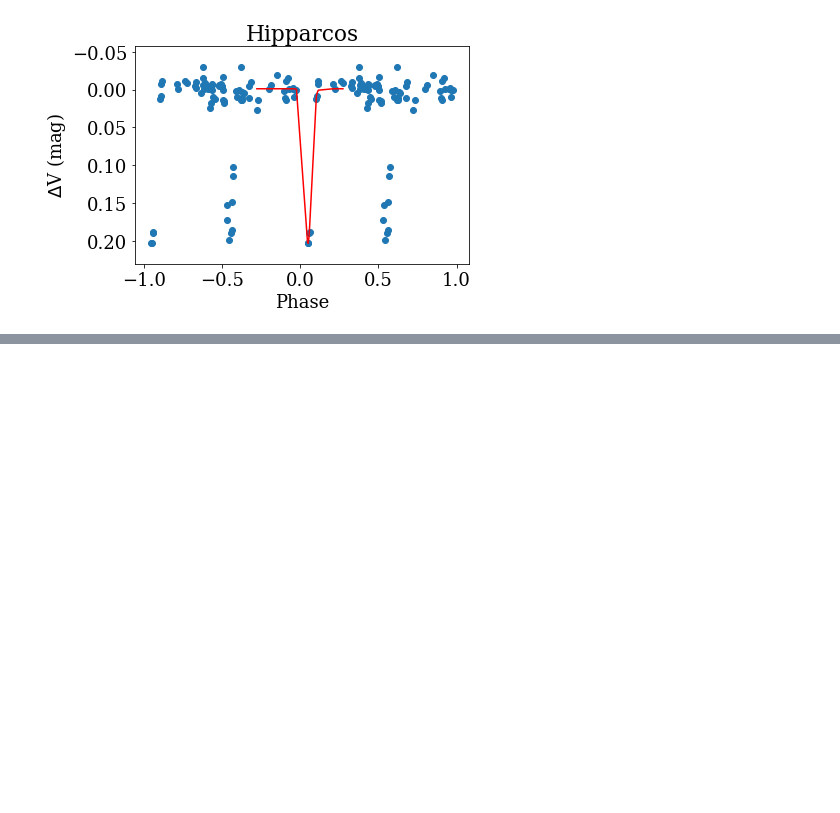
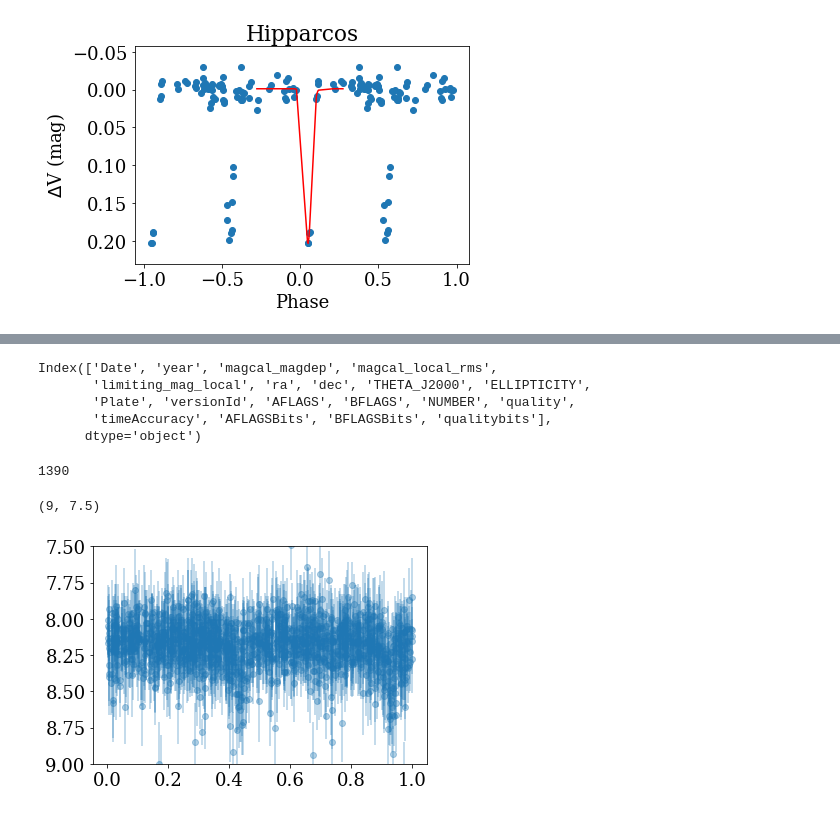
Before and after one commit to jradavenport/HS-Hya, a Jupyter notebook: makeplots.ipynb, the cells around one changed output, grey strips where cells are left out. Saved outputs shown, nothing was run; the diff lists cells and outputs as text; code cells hidden in the pictures; blank space fills up the shorter version.

Commit message:
add DASCH

```diff
--- a/makeplots.ipynb
+++ b/makeplots.ipynb
@@ -130,0 +224,26 @@ Text(0.5, 1.0, 'Hipparcos')
+# %%
+# DASCH archive!
+dnames = ('Date', 'year', 'magcal_magdep', 'magcal_local_rms', 'limiting_mag_local',
+          'ra', 'dec', 'THETA_J2000', 'ELLIPTICITY', 'Plate', 'versionId', 'AFLAGS',
+          'BFLAGS', 'NUMBER', 'quality', 'timeAccuracy', 'AFLAGSBits', 'BFLAGSBits', 'qualitybits')
+
+dasch = pd.read_table('plotshort_ATLAS2_551047062.txt', delim_whitespace=True, names=dnames, skiprows=7)
+dasch.columns
+# %% [output]
+Index(['Date', 'year', 'magcal_magdep', 'magcal_local_rms',
+       'limiting_mag_local', 'ra', 'dec', 'THETA_J2000', 'ELLIPTICITY',
+       'Plate', 'versionId', 'AFLAGS', 'BFLAGS', 'NUMBER', 'quality',
+       'timeAccuracy', 'AFLAGSBits', 'BFLAGSBits', 'qualitybits'],
+      dtype='object')
+# %%
+dbest = (dasch['magcal_local_rms'] < 0.3)
+print(sum(dbest))
+plt.errorbar(((dasch['Date'][dbest] - E0) % Per)/Per, dasch['magcal_magdep'][dbest],
+             yerr=dasch['magcal_local_rms'][dbest],
+             alpha=0.35, linestyle='none', marker='o')
+plt.gca().invert_yaxis()
+plt.ylim(9, 7.5)
+# %% [output]
+1390
+(9, 7.5)
+[figure, added]
```
Also changed, not shown: parts of 41 cells of this notebook.
